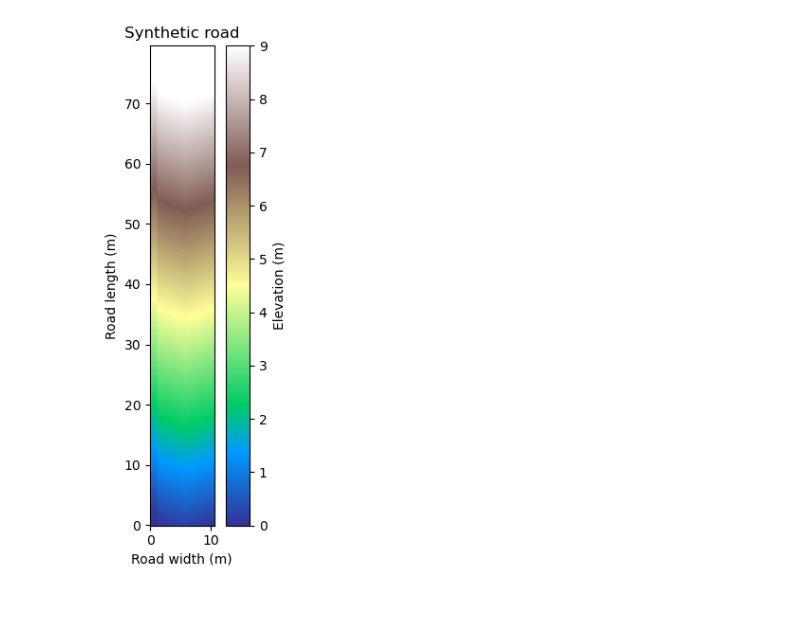
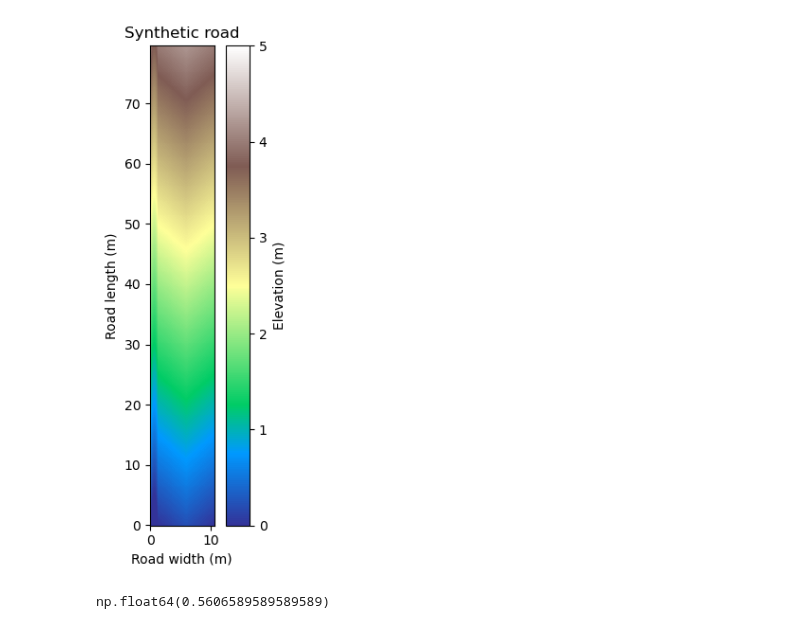
Before and after one commit to adalvis/roads_model, a Jupyter notebook: test_with_rain.ipynb, the cells around one changed output. Drawn from its saved outputs; the diff is of its cells as text; code cells hidden in the pictures.

Commit message:
Moving code to cloud to access on another machine; working on intensity integral

```diff
--- a/test_with_rain.ipynb
+++ b/test_with_rain.ipynb
@@ -12,12 +12,12 @@ np.set_printoptions(threshold=np.inf)
 from erodible_grid import Erodible_Grid
 # %%
 # Parameters
-run_duration = 20   # run duration = days + 1
+run_duration = 90   # run duration = days + 1
 
 # call parameters from .csv file
 parameters = pd.read_csv("parameters_WY2024.csv")
 # site=parameters.loc[parameters["Site Name"] == "KID13"].iloc[0]   # was also doing runs for this site
-site=parameters.loc[parameters["Site Name"] == "BISH05"].iloc[0]
+site=parameters.loc[parameters["Site Name"] == "MEL12"].iloc[0]
 
 # constants
 rho_w=1000
@@ -35,8 +35,8 @@ Sa_ini = 0.01 # active depth in m
 Ss_ini = 0.23 # surfacing depth in m
 Sb_ini = 2    # ballast depth in m
 
-# longitudinal_slope = site["Road Gradient"]/100
-longitudinal_slope = 0.125
+S = site["Road Gradient"]/100
+# S = 0.05
 porosity = 0.35
 
 # initialize average number of truck passes per day for truck pass erosion
@@ -47,7 +47,7 @@ center = 40
 half_width = 7
 full_tire = False
 
-ditch_n = 0.1   # manning's roughness of the ditch, based on ditch BMP
+ditch_n = 0.05   # manning's roughness of the ditch, based on ditch BMP
 ditch_grain_n = 0.05 # manning's roughness for the grains in the ditch
 n_c = 0.05
 n_f = 0.015
@@ -59,13 +59,18 @@ f_ac = 0.75
 
 # d50 = site["d50 (mm)"]/1000
 
-d50_arr = [0.000018, 0.0001, 0.0002, 0.0003, 0.0004, 0.0005, 0.0006, 0.0007, 0.0008, 0.0009, 0.001, 0.005]
-tauc_arr = [0.05244426, 0.1456785, 0.1780515, 0.19909395, 0.226611, 0.258984, 0.291357, 0.3625776, 0.453222, 0.5244426, 0.5989005, 3.6419625]
+d50_arr = [0.000018,0.00005,0.0001,0.0002,0.0003,0.0004,0.0005,\
+    0.0006,0.0007,0.0008,0.0009,0.001,0.002,0.003,0.004,0.005]
+tauc_arr = [0.052,0.101,0.146,0.178,0.199,0.227,0.259,0.291,0.363,\
+    0.453,0.524,2.8,1.457,2.185,2.914,3.642]
 
 # index the desired d50 and tau_c values, or find d50 for the site and find tau_c from chart and input here
-index = 3
-d50 = d50_arr[index] # [m]
-tau_c = tauc_arr[index] # tau_c dependent on d_50
+index_road = 0
+index_ditch = 11
+d50_road = d50_arr[index_road] # [m]
+d50_ditch = d50_arr[index_ditch]
+tau_c_road = tauc_arr[index_road]
+tau_c_ditch = tauc_arr[index_ditch]
 # %%
 # Data load and rainfall site selection
 
@@ -86,7 +91,7 @@ dt_2024_hours_90 = dt_2024_hours["RG_BISH05_mm"].iloc[high_intensity_index:].val
 dt_2024 = np.array(dt_2024_hours_90)/24
 # %%
 eg = Erodible_Grid(nrows=nrows, ncols=ncols,\
-    spacing=cell_spacing, full_tire=full_tire, long_slope=longitudinal_slope) # update long slope to change DEM
+    spacing=cell_spacing, full_tire=full_tire, long_slope=S) # update long slope to change DEM
 
 mg, z, road_flag, n = eg()
 
@@ -120,14 +125,14 @@ ditch = mg.nodes[1:, 1:9]
 # %%
 # Set up the figure.
 fig, ax = plt.subplots(nrows=1, ncols=1, figsize=(3, 6))
 imshow_grid(mg, z, plot_name='Synthetic road', var_name='Elevation', var_units='m',\
-    grid_units=('m', 'm'), cmap='terrain', color_for_closed='black', vmin=0, vmax=9)
+    grid_units=('m', 'm'), cmap='terrain', color_for_closed='black', vmin=0, vmax=5)
 plt.xlabel('Road width (m)')
 plt.ylabel('Road length (m)')
 plt.tight_layout()
 plt.show()
 # %% [output]
-[figure, old version]
+[figure, new version]
 # %%
 tpe = TruckPassErosion(mg, center, half_width, full_tire, truck_num=truck_num_ini, \
     scat_loss=8e-5, f_af=f_af, f_ac=f_ac) #initialize component,
@@ -201,3 +198,23 @@ dzdt_avg_road = []
 
 truck_num=0
 z_ini_cum = mg.at_node['topographic__elevation'].copy()
+# %%
+# Intensity "integral"
+
+def int_int(p_mean):
+    p = np.linspace(0.0001, 35, 1000)
+    p_prime=-p/p_mean
+    int_int = 1-(1-np.exp(p_prime))
+    return int_int, p
+
+def find_nearest(array, value):
+    array = np.asarray(array)
+    idx = (np.abs(array - value)).argmin()
+    return array[idx], idx
+
+dt_fracs = 1-np.concatenate((np.array([0.25, 0.5]), np.linspace(0.6, 0.99, 8)))
+dt_prime, p = int_int(2)
+test, idx= find_nearest(dt_prime, dt_fracs[0])
+p[idx]
+# %% [output]
+np.float64(0.5606589589589589)
```
Also changed, not shown: parts of 19 cells of this notebook.
